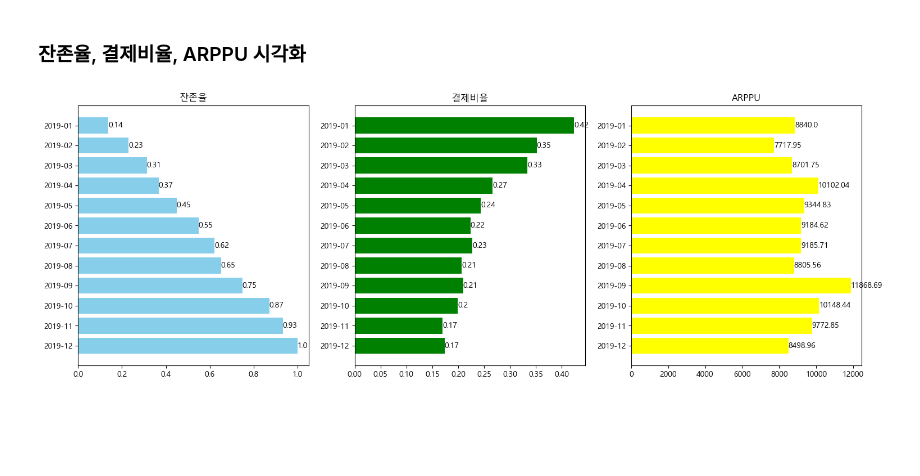
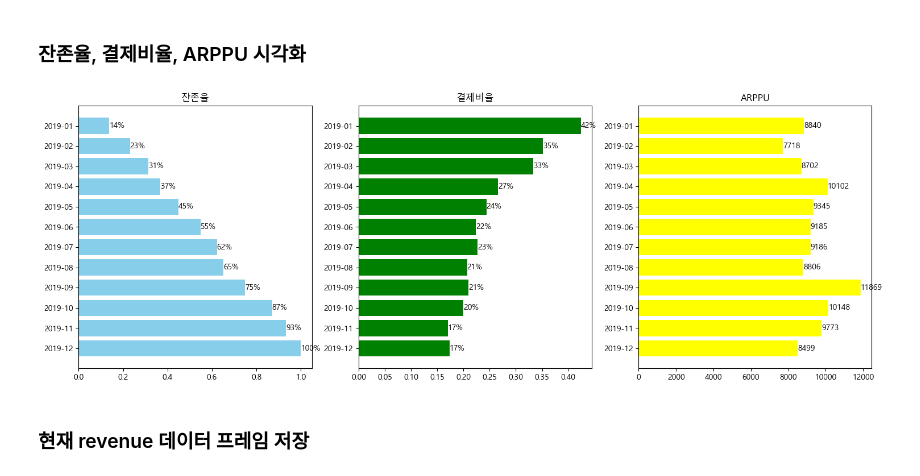
Before and after one commit to nyeokinyeoki/backup, a Jupyter notebook: data1.ipynb, the cells around one changed output. Saved outputs shown, nothing was run; the diff lists cells and outputs as text; code cells hidden in the pictures; blank space fills up the shorter version.

Commit message:
Add files via upload
1. 컬럼에 따라 bar chart의 값 표시를 달리 했습니다.

2. 코드에 주석을 추가했습니다.

```diff
--- a/data1.ipynb
+++ b/data1.ipynb
@@ -421,21 +460,39 @@ for rect in bar:
 # %%
 plt.rcParams["font.family"] = "Malgun Gothic"
 
 fig, axs = plt.subplots(figsize=(18,6), nrows=1, ncols=3)
 
 colorList = ["skyblue", "green", "yellow"]
 
+cnt = 0
+
 for i in range(3) :
+
+    # 세로로 보는 bar chart 생성
     axs[i].barh(y=devide_revenue.index, width=devide_revenue.iloc[:,i*2+1], color=colorList[i], align="center")
 
+    # bar 하나의 값을 표시
     for k, v in enumerate(devide_revenue.iloc[:,i*2+1]) :
-        axs[i].text(v, devide_revenue.index[k], round(v,2),
-                    horizontalalignment='left', # horizontalalignment (left, center, right)
-                    verticalalignment='center') # verticalalignment (top, center, bottom)
+
+        # 마지막 컬럼은 반올림해서 표시
+        if cnt == 2 :
+            axs[i].text(v, devide_revenue.index[k], round(v),
+                        horizontalalignment='left', # horizontalalignment (left, center, right)
+                        verticalalignment='center') # verticalalignment (top, center, bottom)
+        # 이외의 컬럼은 %로 표시
+        else :
+            axs[i].text(v, devide_revenue.index[k], str(round(v*100))+"%",
+                        horizontalalignment='left', # horizontalalignment (left, center, right)
+                        verticalalignment='center') # verticalalignment (top, center, bottom)
 
     axs[i].set_title(devide_revenue.columns[i*2+1])
+
+    # y축 스케일 반전
     axs[i].invert_yaxis()
 
+    cnt += 1
 plt.show()
 # %% [output]
-[figure, old version]
+[figure, new version]
+# %% [markdown]
+### 현재 revenue 데이터 프레임 저장
```
Also changed, not shown: parts of 24 cells of this notebook.
